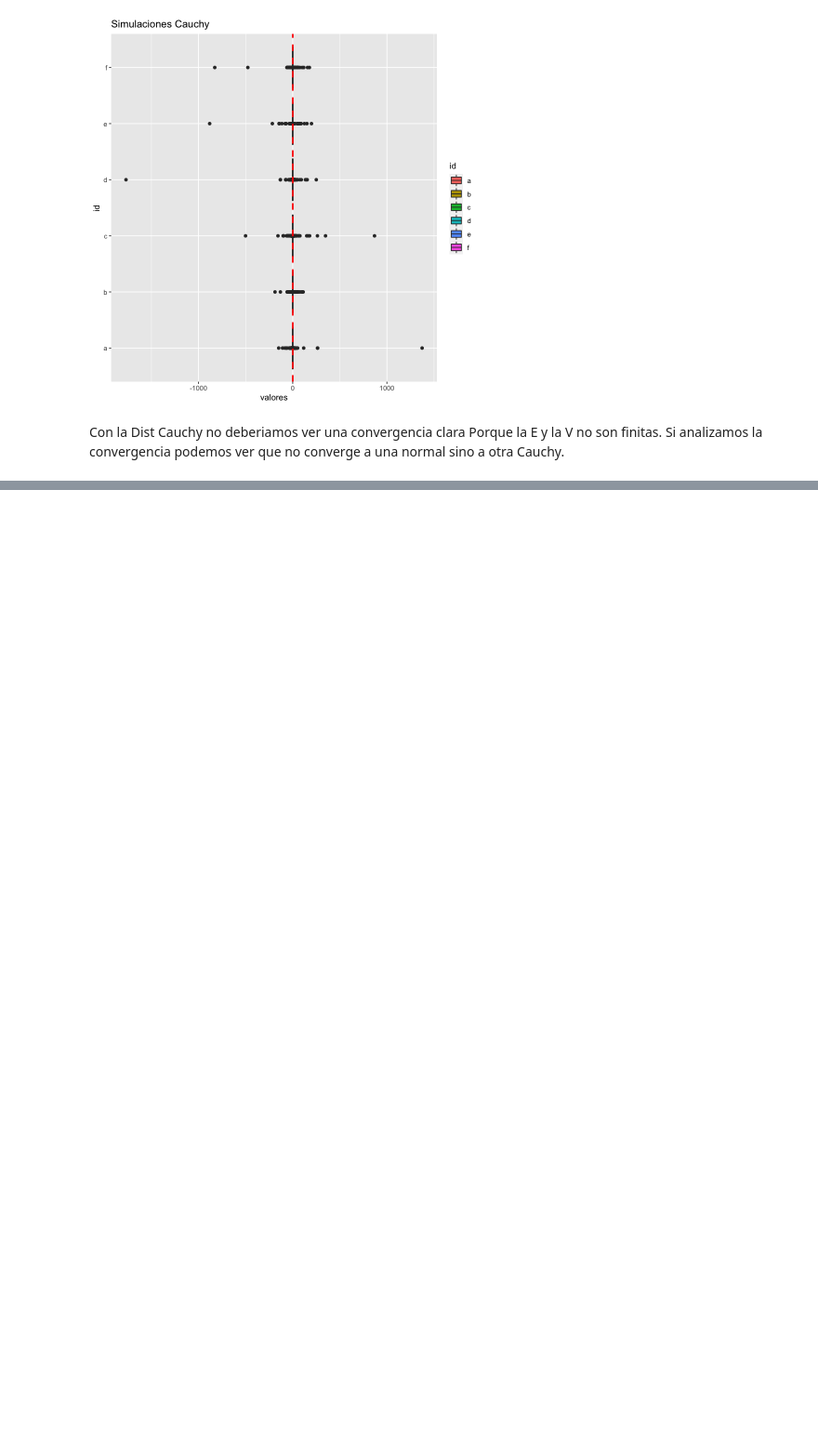
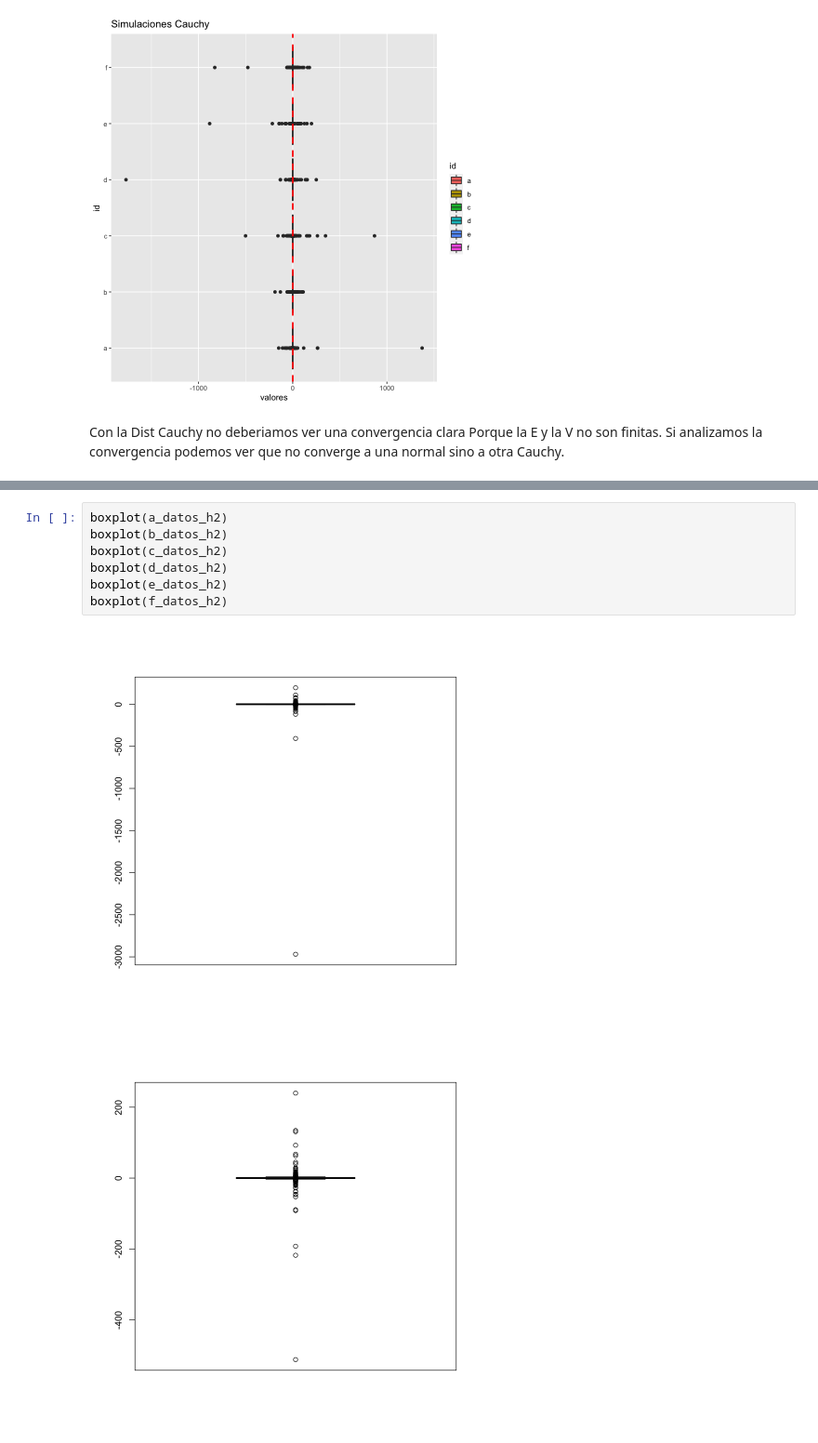
Before and after one commit to fzanollo/proba, a Jupyter notebook: tp/TP.ipynb, the cells around one changed output, grey strips where cells are left out. Shown at 93% size. Saved outputs shown, nothing was run; the diff lists cells and outputs as text; blank space fills up the shorter version.

Commit message:
boxplots usando boxplot en vez de ggplot

```diff
--- a/tp/TP.ipynb
+++ b/tp/TP.ipynb
@@ -287,0 +292,10 @@ hist(b_datos_hbb)
+# %%
+boxplot(a_datos_h2)
+boxplot(b_datos_h2)
+boxplot(c_datos_h2)
+boxplot(d_datos_h2)
+boxplot(e_datos_h2)
+boxplot(f_datos_h2)
+# %% [output]
+[figure, added]
+[figure, added]
```
Also changed, not shown: parts of 2 cells of this notebook.
